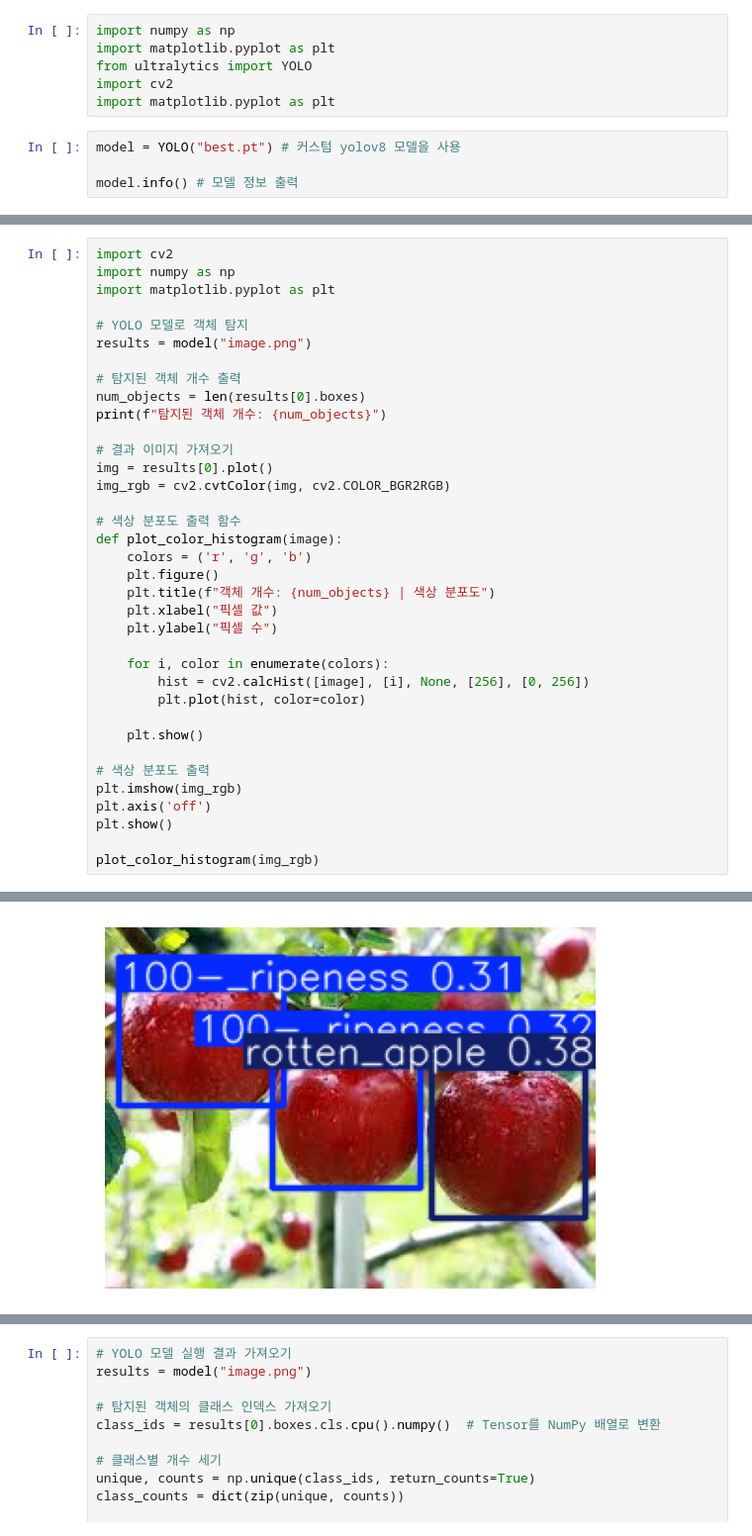
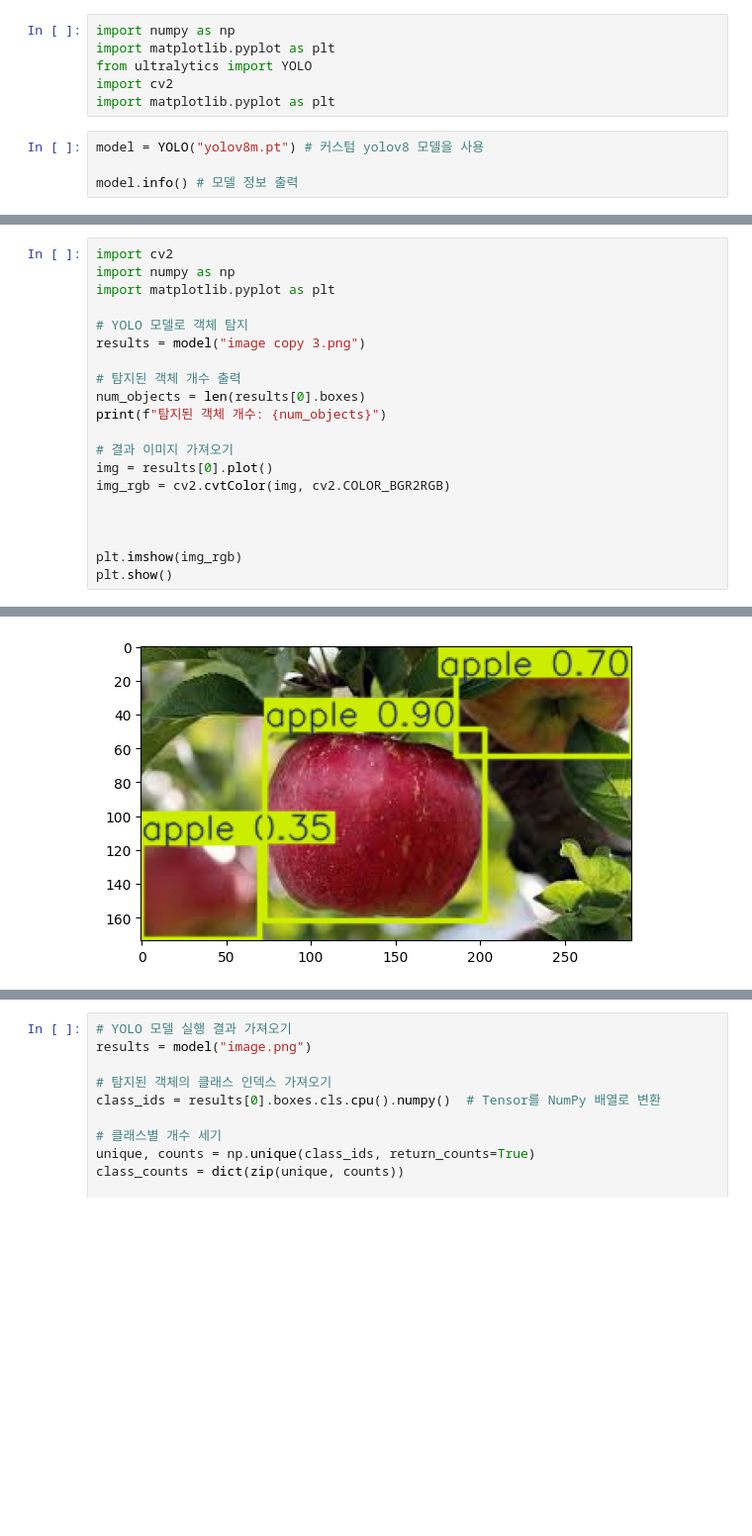
Before and after one commit to FarmorAI/farm-web-python, a Jupyter notebook: analysis/notebooks/appleAi/08_YoloCustomTest.ipynb, the cells around one changed output, grey strips where cells are left out. Shown: that part at 99% size. Saved outputs shown, nothing was run; the diff lists cells and outputs as text; blank space fills up the shorter version.

Commit message:
apples color

```diff
--- a/analysis/notebooks/appleAi/08_YoloCustomTest.ipynb
+++ b/analysis/notebooks/appleAi/08_YoloCustomTest.ipynb
@@ -5,7 +5,7 @@ from ultralytics import YOLO
 import cv2
 import matplotlib.pyplot as plt
 # %%
-model = YOLO("best.pt") # 커스텀 yolov8 모델을 사용
+model = YOLO("yolov8m.pt") # 커스텀 yolov8 모델을 사용
 
 model.info() # 모델 정보 출력
 # %% [output]
@@ -17,7 +17,7 @@ import numpy as np
 import matplotlib.pyplot as plt
 
 # YOLO 모델로 객체 탐지
-results = model("image.png")
+results = model("image copy 3.png")
 
 # 탐지된 객체 개수 출력
 num_objects = len(results[0].boxes)
@@ -27,24 +27,8 @@ print(f"탐지된 객체 개수: {num_objects}")
 img = results[0].plot()
 img_rgb = cv2.cvtColor(img, cv2.COLOR_BGR2RGB)
 
-# 색상 분포도 출력 함수
-def plot_color_histogram(image):
-    colors = ('r', 'g', 'b')
-    plt.figure()
-    plt.title(f"객체 개수: {num_objects} | 색상 분포도")
-    plt.xlabel("픽셀 값")
-    plt.ylabel("픽셀 수")
 
-    for i, color in enumerate(colors):
-        hist = cv2.calcHist([image], [i], None, [256], [0, 256])
-        plt.plot(hist, color=color)
 
-    plt.show()
-
-# 색상 분포도 출력
 plt.imshow(img_rgb)
-plt.axis('off')
 plt.show()
-
-plot_color_histogram(img_rgb)
 # %% [output]
@@ -53,2 +37,2 @@ Speed: 1.3ms preprocess, 35.2ms inference, 0.3ms postprocess per image at shape
 탐지된 객체 개수: 3
-[figure, old version]
+[figure, new version]
```
Also changed, not shown: parts of 8 cells of this notebook, 4 other files.
